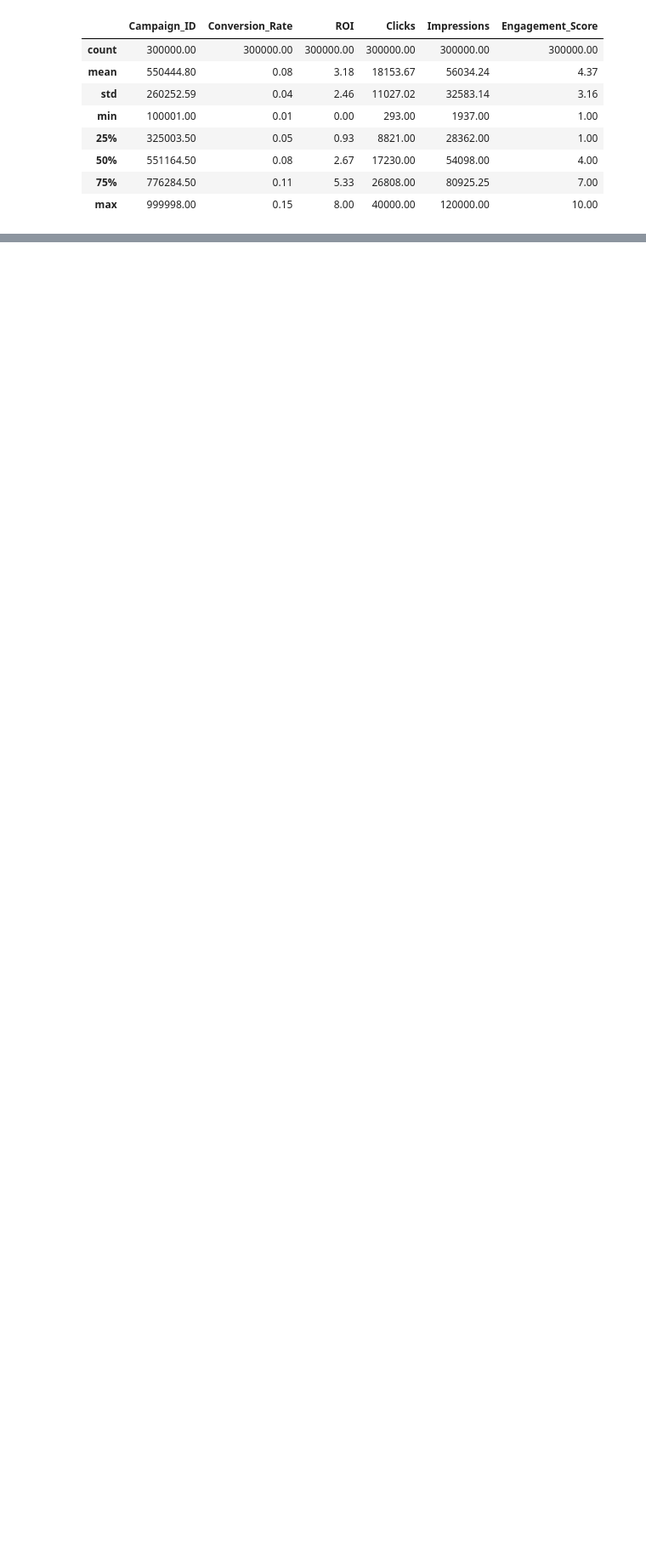
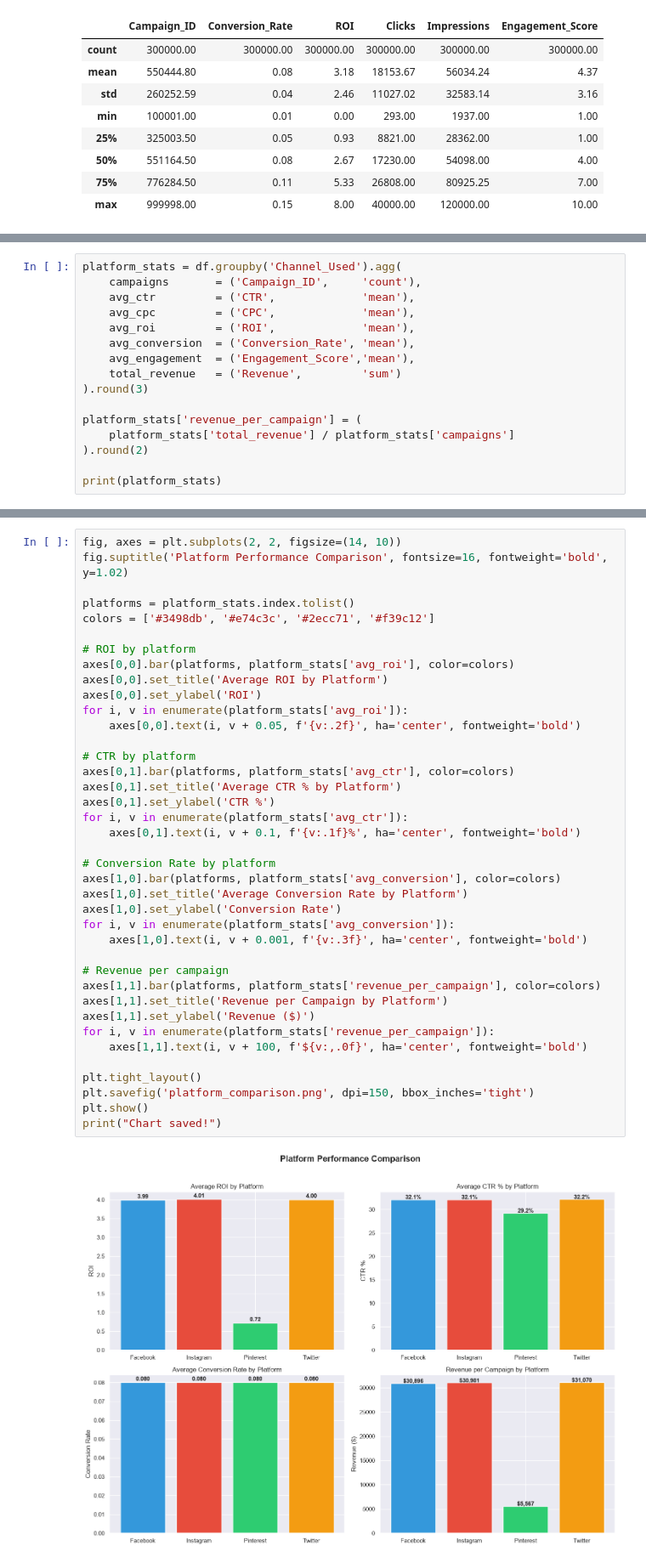
Before and after one commit to sanda0620/social-media-analytics, a Jupyter notebook: social_media_analysis.ipynb, the cells around one changed output, grey strips where cells are left out. Shown at 85% size. Saved outputs shown, nothing was run; the diff lists cells and outputs as text; blank space fills up the shorter version.

Commit message:
feat: exploratory analysis — platform comparison and Pinterest underperformance finding

```diff
--- a/social_media_analysis.ipynb
+++ b/social_media_analysis.ipynb
@@ -91,0 +188,16 @@ Length: 50, dtype: str
+# %%
+platform_stats = df.groupby('Channel_Used').agg(
+    campaigns       = ('Campaign_ID',     'count'),
+    avg_ctr         = ('CTR',             'mean'),
+    avg_cpc         = ('CPC',             'mean'),
+    avg_roi         = ('ROI',             'mean'),
+    avg_conversion  = ('Conversion_Rate', 'mean'),
+    avg_engagement  = ('Engagement_Score','mean'),
+    total_revenue   = ('Revenue',         'sum')
+).round(3)
+
+platform_stats['revenue_per_campaign'] = (
+    platform_stats['total_revenue'] / platform_stats['campaigns']
+).round(2)
+
+print(platform_stats)
@@ -91,0 +218,41 @@ Length: 50, dtype: str
+# %%
+fig, axes = plt.subplots(2, 2, figsize=(14, 10))
+fig.suptitle('Platform Performance Comparison', fontsize=16, fontweight='bold', y=1.02)
+
+platforms = platform_stats.index.tolist()
+colors = ['#3498db', '#e74c3c', '#2ecc71', '#f39c12']
+
+# ROI by platform
+axes[0,0].bar(platforms, platform_stats['avg_roi'], color=colors)
+axes[0,0].set_title('Average ROI by Platform')
+axes[0,0].set_ylabel('ROI')
+for i, v in enumerate(platform_stats['avg_roi']):
+    axes[0,0].text(i, v + 0.05, f'{v:.2f}', ha='center', fontweight='bold')
+
+# CTR by platform
+axes[0,1].bar(platforms, platform_stats['avg_ctr'], color=colors)
+axes[0,1].set_title('Average CTR % by Platform')
+axes[0,1].set_ylabel('CTR %')
+for i, v in enumerate(platform_stats['avg_ctr']):
+    axes[0,1].text(i, v + 0.1, f'{v:.1f}%', ha='center', fontweight='bold')
+
+# Conversion Rate by platform
+axes[1,0].bar(platforms, platform_stats['avg_conversion'], color=colors)
+axes[1,0].set_title('Average Conversion Rate by Platform')
+axes[1,0].set_ylabel('Conversion Rate')
+for i, v in enumerate(platform_stats['avg_conversion']):
+    axes[1,0].text(i, v + 0.001, f'{v:.3f}', ha='center', fontweight='bold')
+
+# Revenue per campaign
+axes[1,1].bar(platforms, platform_stats['revenue_per_campaign'], color=colors)
+axes[1,1].set_title('Revenue per Campaign by Platform')
+axes[1,1].set_ylabel('Revenue ($)')
+for i, v in enumerate(platform_stats['revenue_per_campaign']):
+    axes[1,1].text(i, v + 100, f'${v:,.0f}', ha='center', fontweight='bold')
+
+plt.tight_layout()
+plt.savefig('platform_comparison.png', dpi=150, bbox_inches='tight')
+plt.show()
+print("Chart saved!")
+# %% [output]
+[figure, added]
```
Also changed, not shown: parts of 12 cells of this notebook, 6 other files.
